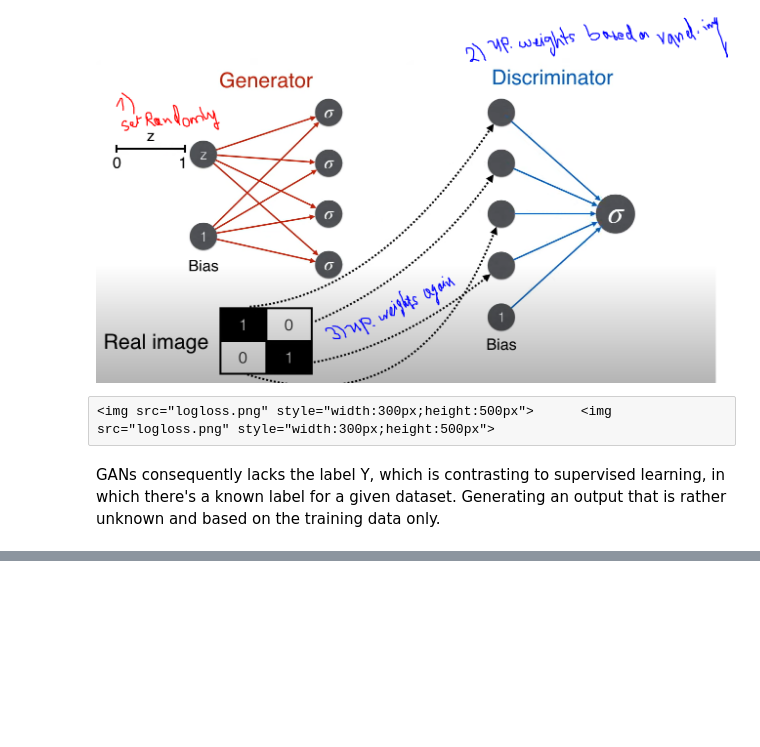
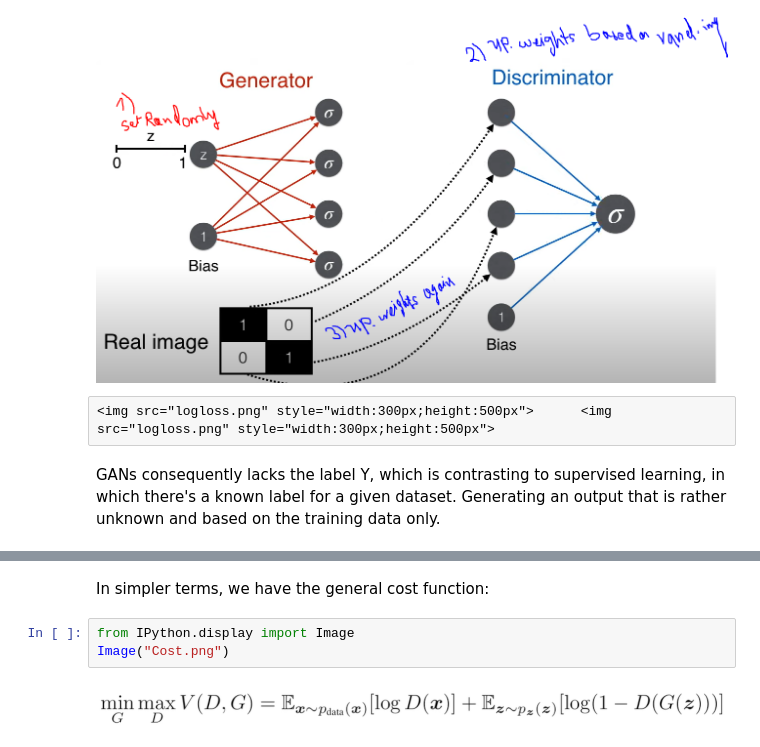
Before and after one commit to YoElsheikh/GANs, a Jupyter notebook: GANs.ipynb, the cells around one changed output, grey strips where cells are left out. Drawn from its saved outputs; the diff is of its cells as text; blank space fills up the shorter version.

```diff
--- a/GANs.ipynb
+++ b/GANs.ipynb
@@ -31,0 +41,7 @@ GANs consequently lacks the label Y, which is contrasting to supervised learning
+# %% [markdown]
+In simpler terms, we have the general cost function:
+# %%
+from IPython.display import Image
+Image("Cost.png")
+# %% [output]
+[figure, added]
```
Also changed, not shown: parts of 9 cells of this notebook, 4 other files.
